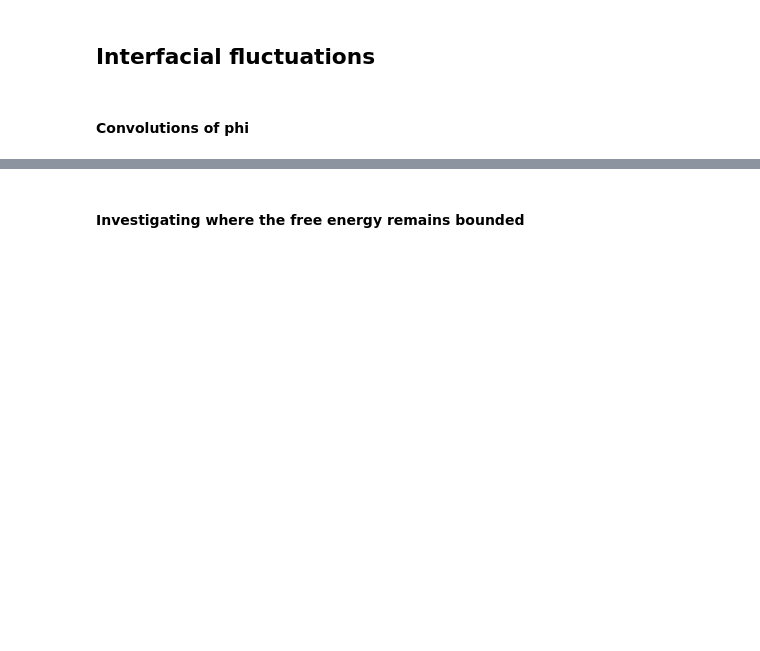
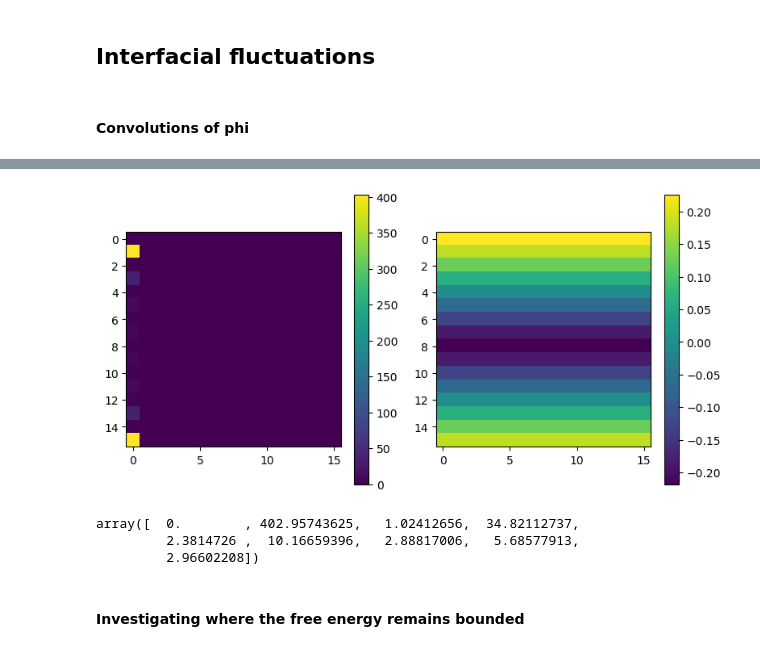
Before and after one commit to nkarthi95/LBMeX, a Jupyter notebook: src_lbm/binary/analysis.ipynb, the cells around one changed output, grey strips where cells are left out. Drawn from its saved outputs; the diff is of its cells as text; code cells hidden in the pictures; blank space fills up the shorter version.

```diff
--- a/src_lbm/binary/analysis.ipynb
+++ b/src_lbm/binary/analysis.ipynb
@@ -676,19 +678,21 @@ fig.tight_layout()
 # %%
 # profile_k /= L**3
-testk = np.sqrt(profile_k*profile_k.conj())
-# testk /= L**3
+testk = profile_k*profile_k.conj()
+testk /= L**3
 
 fig, axs = plt.subplots(1, 2, figsize = (8, 4))
 
 ax = axs[0]
 im = ax.imshow(testk[slc].real)
 plt.colorbar(im, ax = ax)
 
 # testk /= L**3
 # testk += profile
 test = np.fft.ifftn(testk)
 ax = axs[1]
 im = ax.imshow(test[slc].real)
 plt.colorbar(im, ax = ax)
 
 fig.tight_layout()
+# %% [output]
+[figure, added]
@@ -695,7 +707,11 @@ fig.tight_layout()
 # %%
-test_profk = profile_k/np.sqrt(L**3)
-conj_test_profk = test_profk*test_profk.conj()
-conj_test_profk[0, :(L//2+1), 0]
+# test_profk = profile_k/np.sqrt(L**3)
+# conj_test_profk = test_profk*test_profk.conj()
+testk[0, :(L//2+1), 0].real
+# %% [output]
+array([  0.        , 402.95743625,   1.02412656,  34.82112737,
+         2.3814726 ,  10.16659396,   2.88817006,   5.68577913,
+         2.96602208])
 # %% [markdown]
 #### Investigating where the free energy remains bounded
 # %%
```
Also changed, not shown: parts of 6 cells of this notebook, 3 other files.
